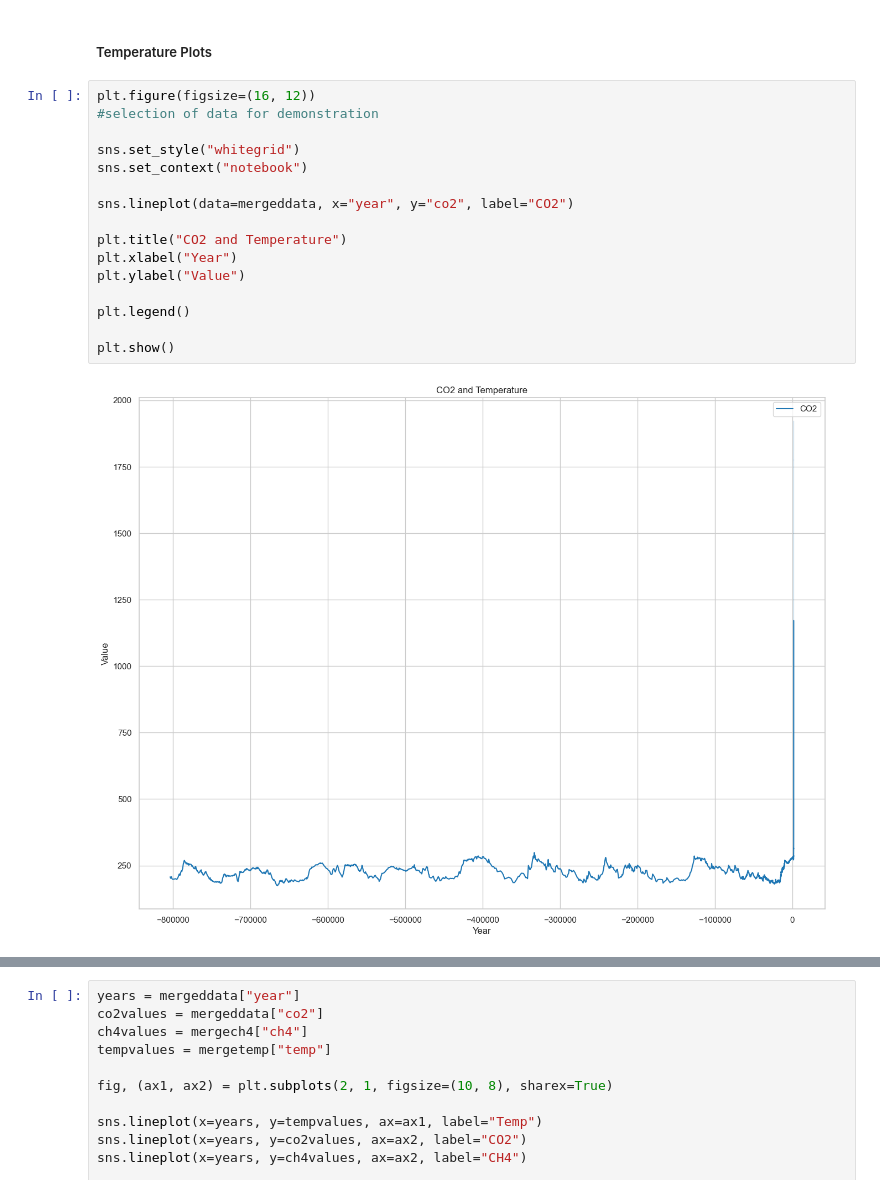
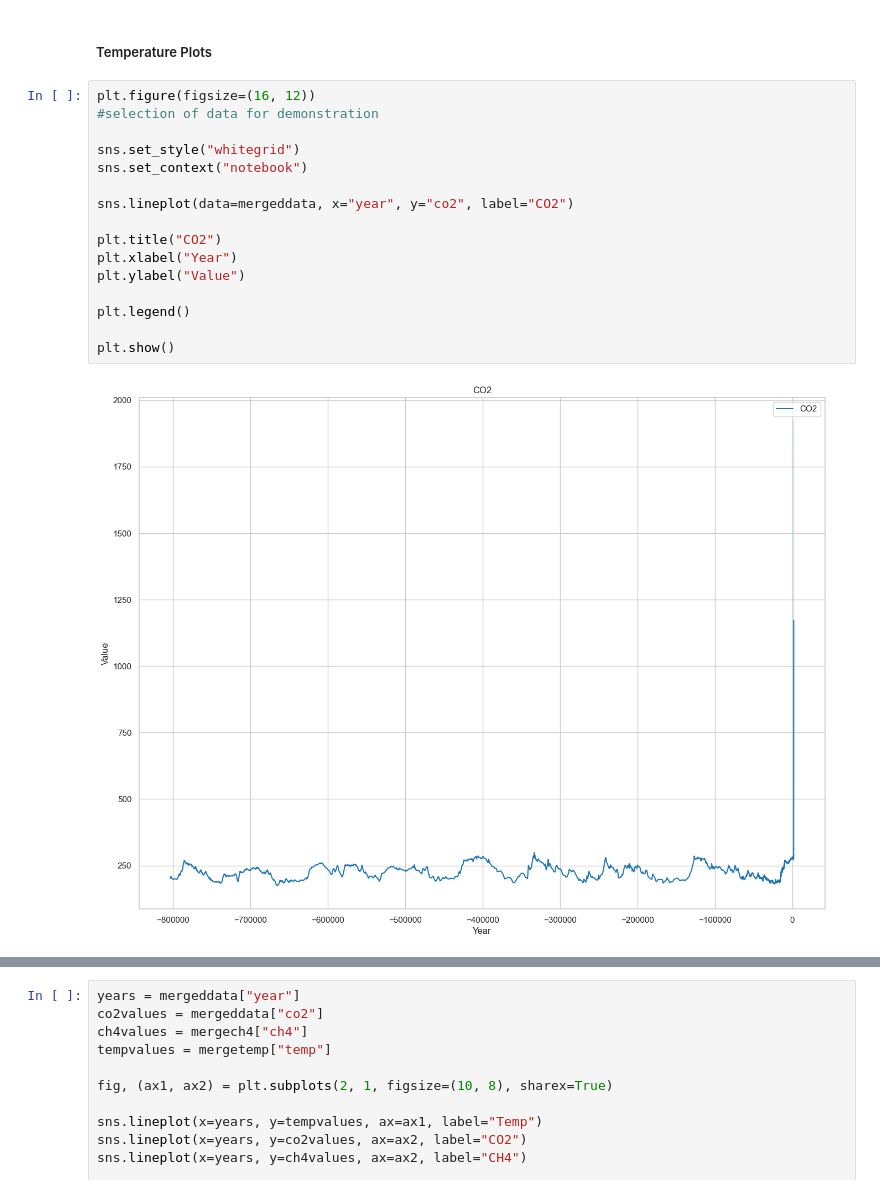
Before and after one commit to rebhanqui/programming-data-project-2, a Jupyter notebook: c02-v-temperature.ipynb, the cells around one changed output, grey strips where cells are left out. Drawn from its saved outputs; the diff is of its cells as text.

```diff
--- a/c02-v-temperature.ipynb
+++ b/c02-v-temperature.ipynb
@@ -429,21 +486,21 @@ mergetemp.shape
 # %%
 plt.figure(figsize=(16, 12))
 #selection of data for demonstration
 
 sns.set_style("whitegrid")
 sns.set_context("notebook")
 
 sns.lineplot(data=mergeddata, x="year", y="co2", label="CO2")
 
-plt.title("CO2 and Temperature")
+plt.title("CO2")
 plt.xlabel("Year")
 plt.ylabel("Value")
 
 plt.legend()
 
 plt.show()
 # %% [output]
-[figure, old version]
+[figure, new version]
 # %%
 plt.figure(figsize=(16, 12))
 #selection of data for demonstration
```
Also changed, not shown: parts of 21 cells of this notebook, 6 other files.
